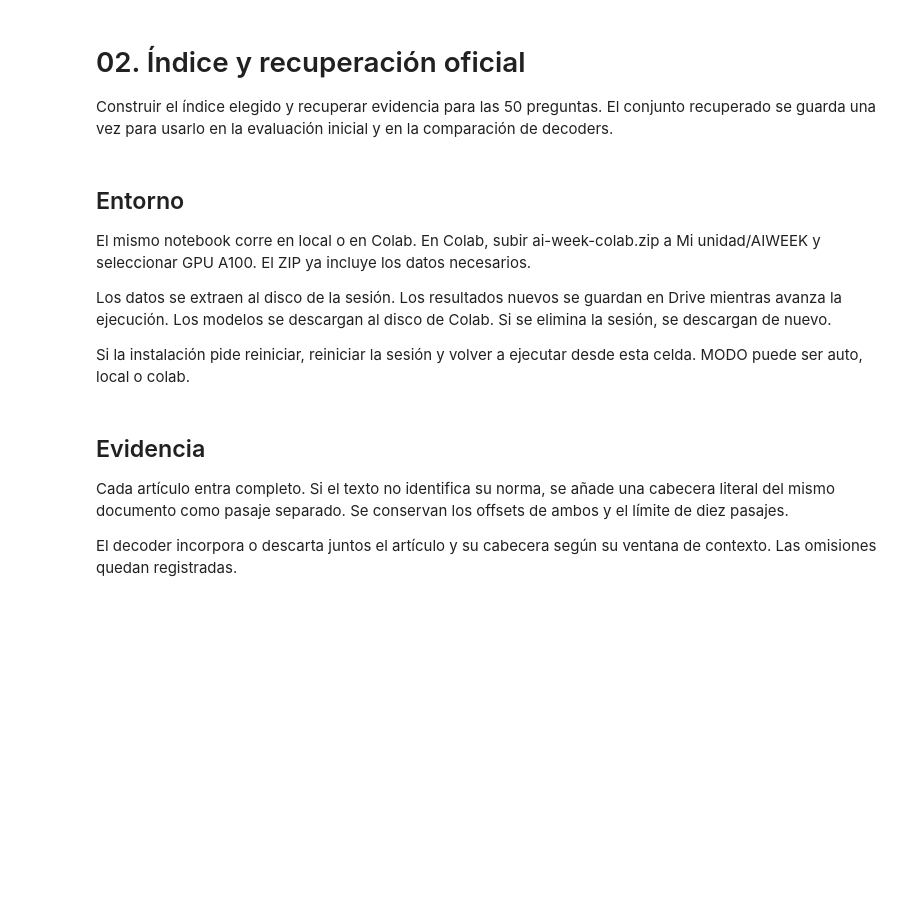
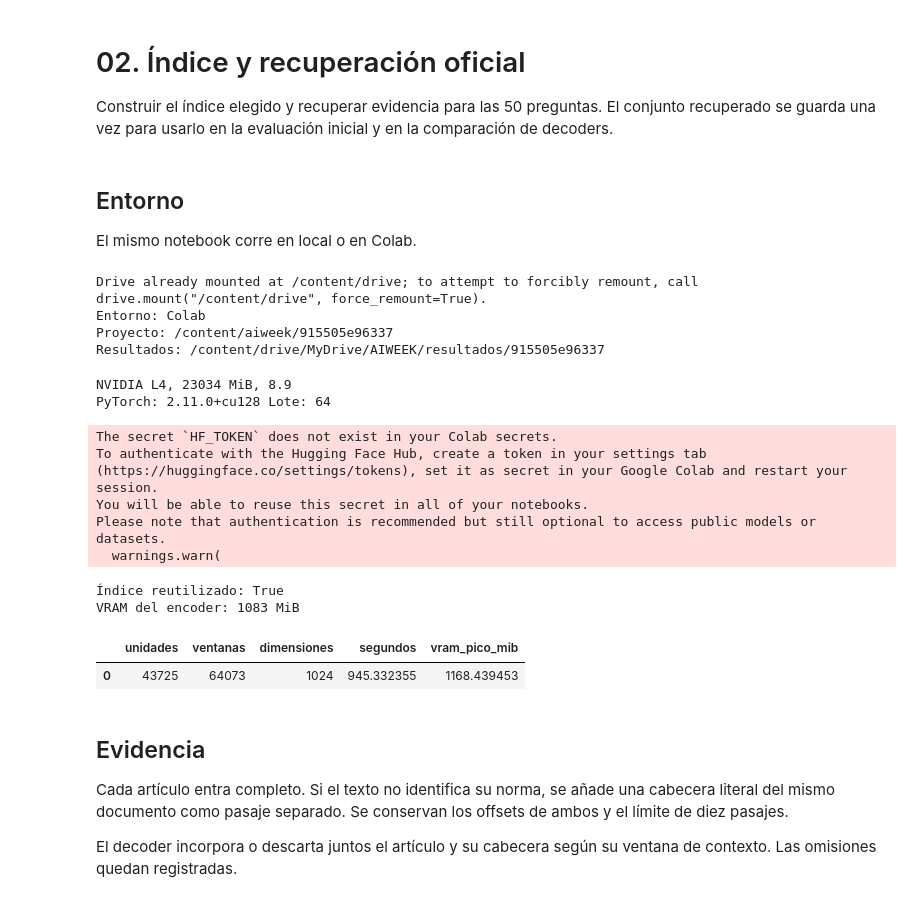
Before and after one commit to SamuelCharry/ai-week-2026, a Jupyter notebook: notebooks/02_indexacion_vectorial.ipynb, the cells around one changed output. Drawn from its saved outputs; the diff is of its cells as text; code cells hidden in the pictures; blank space fills up the shorter version.

```diff
--- a/notebooks/02_indexacion_vectorial.ipynb
+++ b/notebooks/02_indexacion_vectorial.ipynb
@@ -5,11 +5,7 @@ Construir el índice elegido y recuperar evidencia para las 50 preguntas. El con
 # %% [markdown]
 ## Entorno
 
-El mismo notebook corre en local o en Colab. En Colab, subir ai-week-colab.zip a Mi unidad/AIWEEK y seleccionar GPU A100. El ZIP ya incluye los datos necesarios.
-
-Los datos se extraen al disco de la sesión. Los resultados nuevos se guardan en Drive mientras avanza la ejecución. Los modelos se descargan al disco de Colab. Si se elimina la sesión, se descargan de nuevo.
-
-Si la instalación pide reiniciar, reiniciar la sesión y volver a ejecutar desde esta celda. MODO puede ser auto, local o colab.
+El mismo notebook corre en local o en Colab.
 # %%
 from pathlib import Path
 import hashlib
@@ -20,6 +16,12 @@ import shutil
 import subprocess
 import sys
 import zipfile
+
+
+os.environ["USE_TF"] = "0"
+os.environ["USE_TORCH"] = "1"
+os.environ["USE_FLAX"] = "0"
+os.environ["TRANSFORMERS_NO_TF"] = "1"
 
 MODO = "auto"
 CARPETA_DRIVE = "/content/drive/MyDrive/AIWEEK"
@@ -63,10 +65,12 @@ if EN_COLAB:
                 raise ValueError(f"Archivo incompleto: {nombre}")
         (raiz / ".paquete_verificado").write_text(huella_paquete)
     dependencias = raiz / "requirements-colab.txt"
-    marca = Path("/content/aiweek_dependencias.sha256")
+    marca = Path("/content/aiweek_dependencias_v2.sha256")
     version_deps = hash_archivo(dependencias)
     if not marca.exists() or marca.read_text() != version_deps:
         subprocess.run([sys.executable, "-m", "pip", "install", "-q", "-r", str(dependencias)], check=True)
+        if int(importlib.metadata.version("numpy").split(".")[0]) < 2:
+            subprocess.run([sys.executable, "-m", "pip", "install", "-q", "numpy>=2"], check=True)
         marca.write_text(version_deps)
     for nombre in ("numpy", "pandas", "transformers", "tokenizers"):
         if nombre in sys.modules and getattr(sys.modules[nombre], "__version__", None) != importlib.metadata.version(nombre):
@@ -99,6 +103,11 @@ os.environ["HF_HOME"] = str(raiz / "data/cache_huggingface") if EN_COLAB else os
 print("Entorno:", "Colab" if EN_COLAB else "local")
 print("Proyecto:", raiz)
 print("Resultados:", RESULTADOS)
+# %% [output]
+Drive already mounted at /content/drive; to attempt to forcibly remount, call drive.mount("/content/drive", force_remount=True).
+Entorno: Colab
+Proyecto: /content/aiweek/915505e96337
+Resultados: /content/drive/MyDrive/AIWEEK/resultados/915505e96337
 # %%
 import gc
 import time
@@ -114,9 +123,13 @@ from scripts.auxiliares.entorno import hardware
 catalogo = json.loads((raiz / "configs/modelos.json").read_text(encoding="utf-8"))
 device = "cuda" if torch.cuda.is_available() else "cpu"
 precision = "float16" if device == "cuda" else "float32"
-batch_size = 32 if device == "cuda" and torch.cuda.get_device_properties(0).total_memory >= 30 * 2**30 else 4
+memoria_gpu = torch.cuda.get_device_properties(0).total_memory if device == "cuda" else 0
+batch_size = 64 if memoria_gpu >= 20 * 2**30 else 32 if memoria_gpu >= 14 * 2**30 else 4
 print(hardware() if device == "cuda" else "CPU")
 print("PyTorch:", torch.__version__, "Lote:", batch_size)
+# %% [output]
+NVIDIA L4, 23034 MiB, 8.9
+PyTorch: 2.11.0+cu128 Lote: 64
 # %%
 encoder_elegido = "bge-m3"
 tamano = 320
@@ -132,33 +145,48 @@ ficha = next(f for f in catalogo["encoders"] if f["nombre"] == encoder_elegido)
 configuracion = {"encoder": ficha, "tamano": tamano, "solapamiento": solapamiento,
                  "hibrido": hibrido, "max_unidades": max_unidades, "precision": precision,
                  "batch_size": batch_size, "huellas": huellas(raiz)}
 carpeta = abrir_experimento(RESULTADOS, "recuperacion", configuracion)
 indice_local = raiz / "data/index/oficial" / carpeta.name
 anterior = RESULTADOS / "ultima_comparacion_encoders.json"
 reutilizado = False
 if anterior.exists():
     comparacion = RESULTADOS / json.loads(anterior.read_text(encoding="utf-8"))["carpeta"]
     anterior_config = json.loads((comparacion / "configuracion.json").read_text(encoding="utf-8"))
     archivo = comparacion / f"{encoder_elegido}_{tamano}.zip"
     coincide = anterior_config["huellas"] == configuracion["huellas"] and anterior_config["solapamiento"] == solapamiento
     coincide = coincide and anterior_config["precision"] == precision
     if coincide and archivo.is_file():
         with zipfile.ZipFile(archivo) as z:
             for nombre in z.namelist():
                 if not (indice_local / nombre).resolve().is_relative_to(indice_local.resolve()):
                     raise ValueError("Ruta inválida en el índice")
             z.extractall(indice_local)
         recuperador = cargar_indice(indice_local, device=device)
         recuperador.bm25 = BM25([v["texto_busqueda"] for v in recuperador.ventanas]) if hibrido else None
         manifiesto = json.loads((indice_local / "manifest.json").read_text(encoding="utf-8"))
         reutilizado = True
 if not reutilizado:
     config = {"encoder": ficha, "corpus": "data/processed/corpus", "tamano_tokens": tamano,
               "solapamiento_tokens": solapamiento, "device": device, "precision": precision,
               "batch_size": batch_size, "hibrido": hibrido, "salida": str(indice_local)}
     manifiesto, recuperador = construir_indice(config)
 print("Índice reutilizado:", reutilizado)
+if device == "cuda":
+    vram = torch.cuda.memory_allocated() / 2**20
+    print("VRAM del encoder:", round(vram), "MiB")
+    if vram < 100:
+        raise RuntimeError("El encoder no quedó en la GPU; revisar cargar_indice/Encoder en scripts/auxiliares/recuperacion.py")
 display(pd.DataFrame([{k: manifiesto[k] for k in ["unidades", "ventanas", "dimensiones", "segundos", "vram_pico_mib"]}]))
+# %% [output]
+The secret `HF_TOKEN` does not exist in your Colab secrets.
+To authenticate with the Hugging Face Hub, create a token in your settings tab (https://huggingface.co/settings/tokens), set it as secret in your Google Colab and restart your session.
+You will be able to reuse this secret in all of your notebooks.
+Please note that authentication is recommended but still optional to access public models or datasets.
+  warnings.warn(
+Índice reutilizado: True
+VRAM del encoder: 1083 MiB
+|  | unidades | ventanas | dimensiones | segundos | vram_pico_mib |
+| 0 | 43725 | 64073 | 1024 | 945.332355 | 1168.439453 |
 # %% [markdown]
 ## Evidencia
 
```
Also changed, not shown: parts of 1 cell of this notebook, 25 other files.
